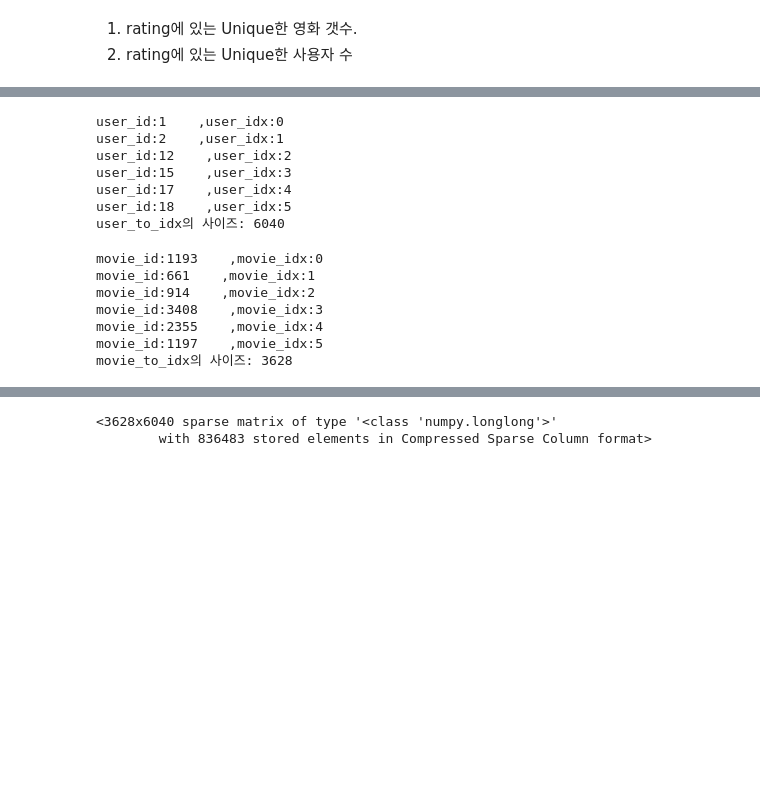
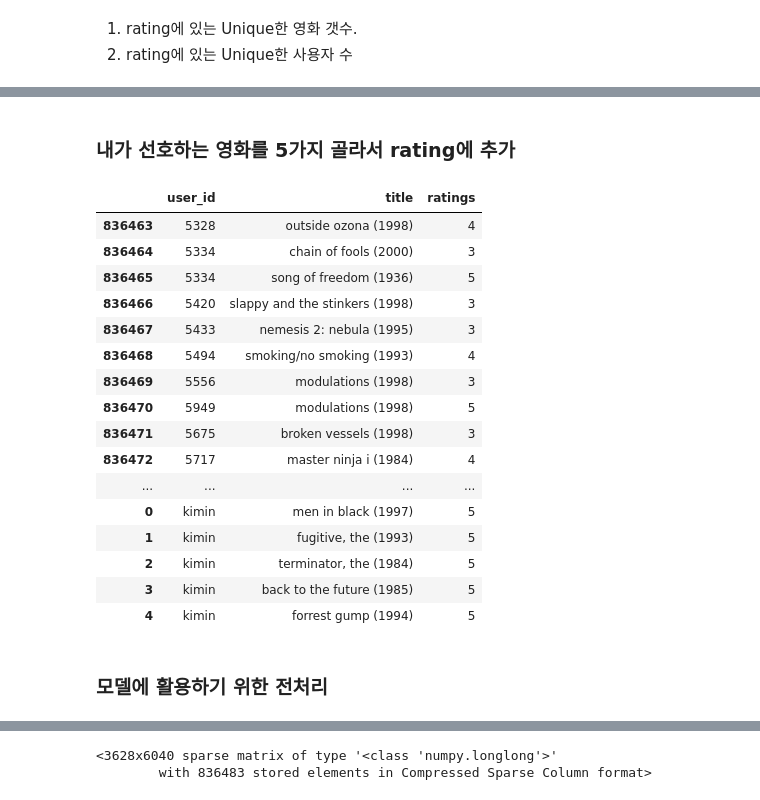
Before and after one commit to lsh231/Exploration_GN4, a Jupyter notebook: [E15]/E15.ipynb, the cells around one changed output, grey strips where cells are left out. Drawn from its saved outputs; the diff is of its cells as text; code cells hidden in the pictures; blank space fills up the shorter version.

```diff
--- a/[E15]/E15.ipynb
+++ b/[E15]/E15.ipynb
@@ -98,0 +82,5 @@ dtype: int64
+# %%
+# 사용하는 컬럼만 남겨줍니다.
+using_cols = [ 'user_id','title', 'ratings']
+data = data[using_cols]
+data.head(10)
@@ -99,3 +99,5 @@ dtype: int64
+# %%
+data['title'] = data['title'].str.lower()
 # %% [markdown]
 1. rating에 있는 Unique한 영화 갯수.
 2. rating에 있는 Unique한 사용자 수
@@ -264 +140,37 @@ movies_tmp
+# %% [markdown]
+### 내가 선호하는 영화를 5가지 골라서 rating에 추가
+# %%
+# 내가 좋아하시는 영화의 데이터로 바꿔서 추가한다.
+my_favorite = ['men in black (1997)' , 'fugitive, the (1993)' ,'terminator, the (1984)' ,
+               'back to the future (1985)' ,'forrest gump (1994)']
+
+# 'kimin'이라는 user_id가 위 영화의 평점을 5점씩 주었다고 가정하겠습니다.
+my_playlist = pd.DataFrame({'user_id': ['kimin']*5, 'title': my_favorite, 'ratings':[5]*5})
+
+# user_id에 'kimin'이라는 데이터가 없다면
+# 위에 임의로 만든 my_favorite 데이터를 추가해 줍니다.
+if not data.isin({'user_id':['kimin']})['user_id'].any():
+    data = data.append(my_playlist)
+
+data.tail(20)
+# %% [output]
+|  | user_id | title | ratings |
+| 836463 | 5328 | outside ozona (1998) | 4 |
+| 836464 | 5334 | chain of fools (2000) | 3 |
+| 836465 | 5334 | song of freedom (1936) | 5 |
+| 836466 | 5420 | slappy and the stinkers (1998) | 3 |
+| 836467 | 5433 | nemesis 2: nebula (1995) | 3 |
+| 836468 | 5494 | smoking/no smoking (1993) | 4 |
+| 836469 | 5556 | modulations (1998) | 3 |
+| 836470 | 5949 | modulations (1998) | 5 |
+| 836471 | 5675 | broken vessels (1998) | 3 |
+| 836472 | 5717 | master ninja i (1984) | 4 |
+| ... | ... | ... | ... |
+| 0 | kimin | men in black (1997) | 5 |
+| 1 | kimin | fugitive, the (1993) | 5 |
+| 2 | kimin | terminator, the (1984) | 5 |
+| 3 | kimin | back to the future (1985) | 5 |
+| 4 | kimin | forrest gump (1994) | 5 |
+# %% [markdown]
+### 모델에 활용하기 위한 전처리
 # %%
@@ -272,32 +183,0 @@ movie_to_idx = {v:k for k,v in enumerate(movie_unique)}
-# %%
-num=0
-for key, value in user_to_idx.items():
-    print('user_id:{}    ,user_idx:{}'.format(key, value))
-    num+=1
-    if num>5:
-        break
-print('user_to_idx의 사이즈:', len(user_to_idx))
-# %% [output]
-user_id:1    ,user_idx:0
-user_id:2    ,user_idx:1
-user_id:12    ,user_idx:2
-user_id:15    ,user_idx:3
-user_id:17    ,user_idx:4
-user_id:18    ,user_idx:5
-user_to_idx의 사이즈: 6040
-# %%
-num=0
-for key, value in movie_to_idx.items():
-    print('movie_id:{}    ,movie_idx:{}'.format(key, value))
-    num+=1
-    if num>5:
-        break
-print('movie_to_idx의 사이즈:', len(movie_to_idx))
-# %% [output]
-movie_id:1193    ,movie_idx:0
-movie_id:661    ,movie_idx:1
-movie_id:914    ,movie_idx:2
-movie_id:3408    ,movie_idx:3
-movie_id:2355    ,movie_idx:4
-movie_id:1197    ,movie_idx:5
-movie_to_idx의 사이즈: 3628
```
Also changed, not shown: parts of 56 cells of this notebook.
